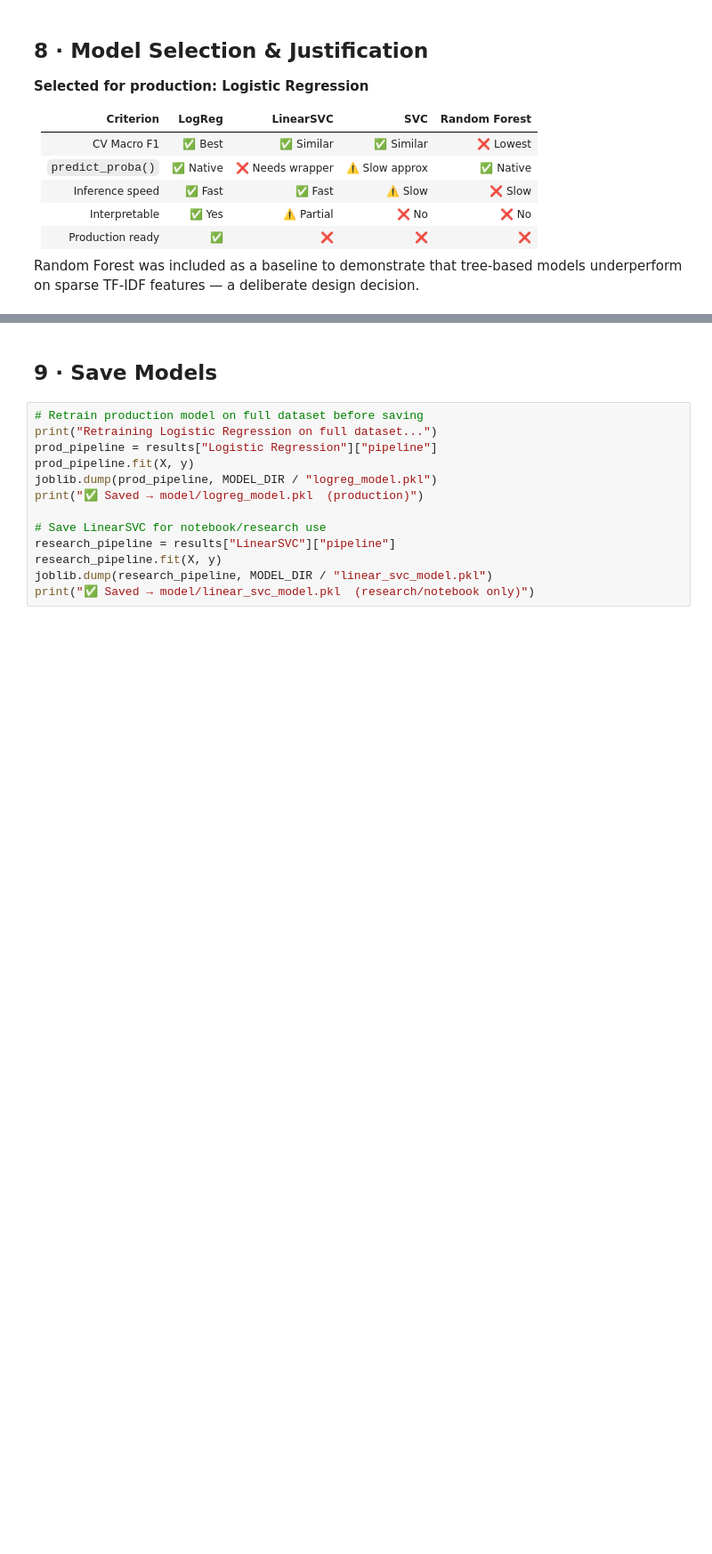
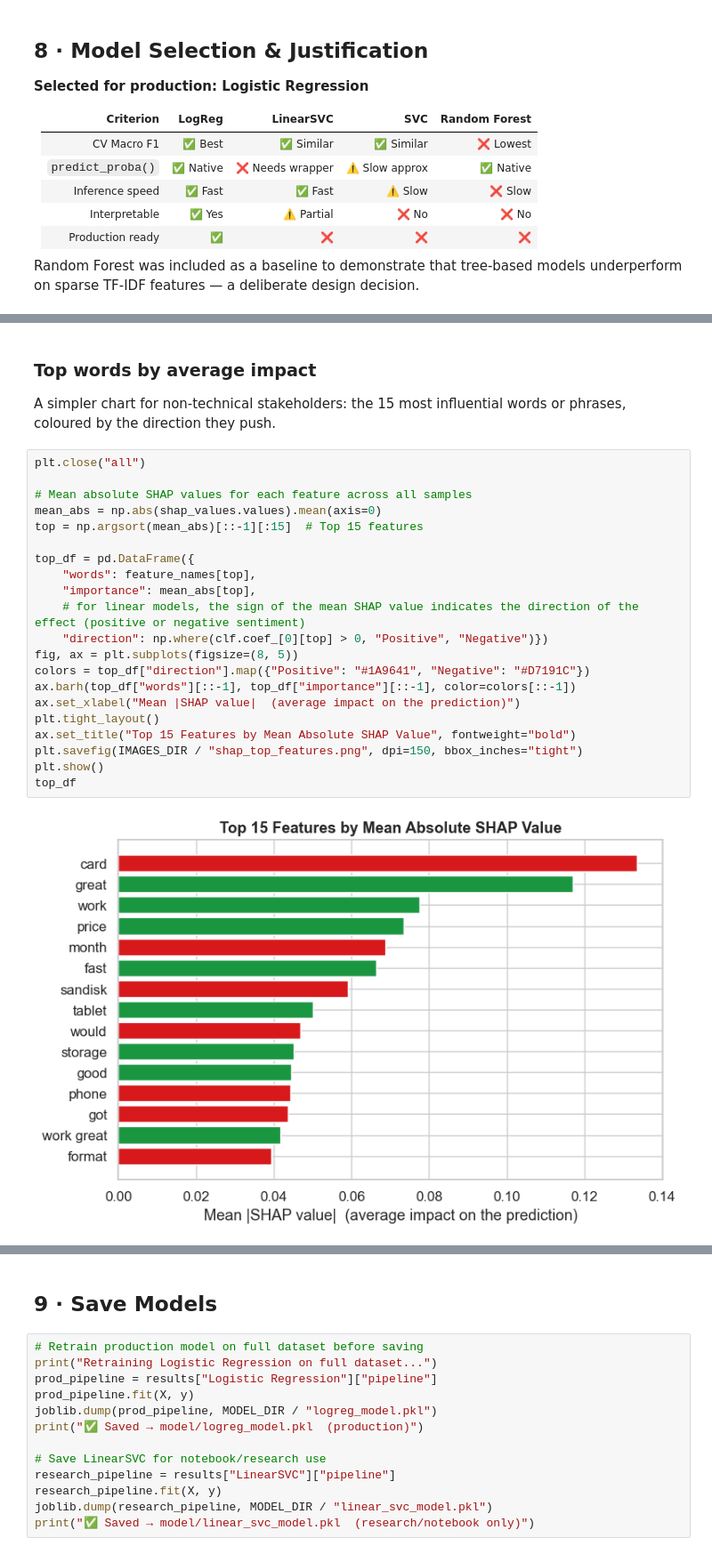
Before and after one commit to ozairshafique/amazon-sentiment-analysis, a Jupyter notebook: notebooks/amazon_sentiment_analysis.ipynb, the cells around one changed output, grey strips where cells are left out. Shown at 89% size. Saved outputs shown, nothing was run; the diff lists cells and outputs as text; blank space fills up the shorter version.

```diff
--- a/notebooks/amazon_sentiment_analysis.ipynb
+++ b/notebooks/amazon_sentiment_analysis.ipynb
@@ -619,0 +678,26 @@ Random Forest was included as a baseline to demonstrate that tree-based models u
+# %% [markdown]
+### Top words by average impact
+A simpler chart for non-technical stakeholders: the 15 most influential words or phrases, coloured by the direction they push.
+# %%
+plt.close("all")
+
+# Mean absolute SHAP values for each feature across all samples
+mean_abs = np.abs(shap_values.values).mean(axis=0)
+top = np.argsort(mean_abs)[::-1][:15]  # Top 15 features
+
+top_df = pd.DataFrame({
+    "words": feature_names[top],
+    "importance": mean_abs[top],
+    # for linear models, the sign of the mean SHAP value indicates the direction of the effect (positive or negative sentiment)
+    "direction": np.where(clf.coef_[0][top] > 0, "Positive", "Negative")})
+fig, ax = plt.subplots(figsize=(8, 5))
+colors = top_df["direction"].map({"Positive": "#1A9641", "Negative": "#D7191C"})
+ax.barh(top_df["words"][::-1], top_df["importance"][::-1], color=colors[::-1])
+ax.set_xlabel("Mean |SHAP value|  (average impact on the prediction)")
+plt.tight_layout()
+ax.set_title("Top 15 Features by Mean Absolute SHAP Value", fontweight="bold")
+plt.savefig(IMAGES_DIR / "shap_top_features.png", dpi=150, bbox_inches="tight")
+plt.show()
+top_df
+# %% [output]
+[figure, added]
```
Also changed, not shown: parts of 11 cells of this notebook.
